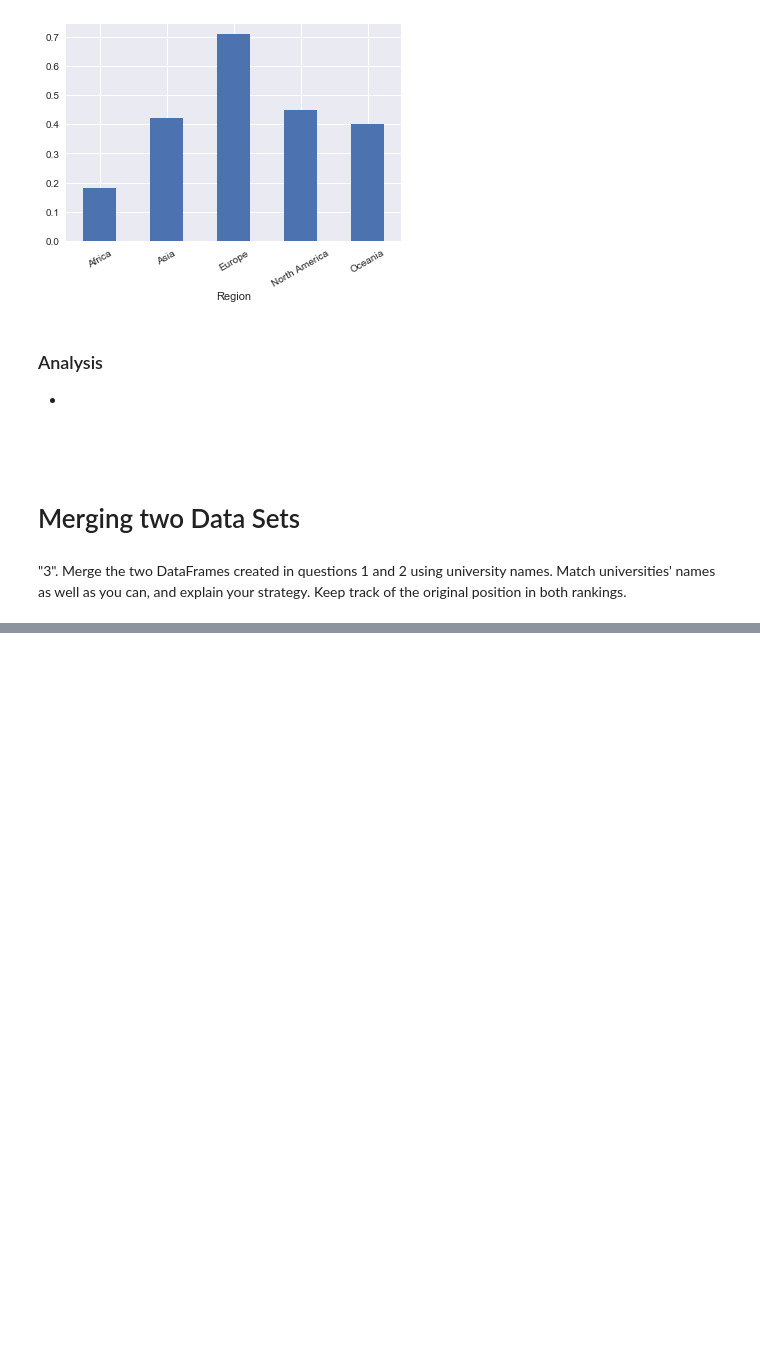
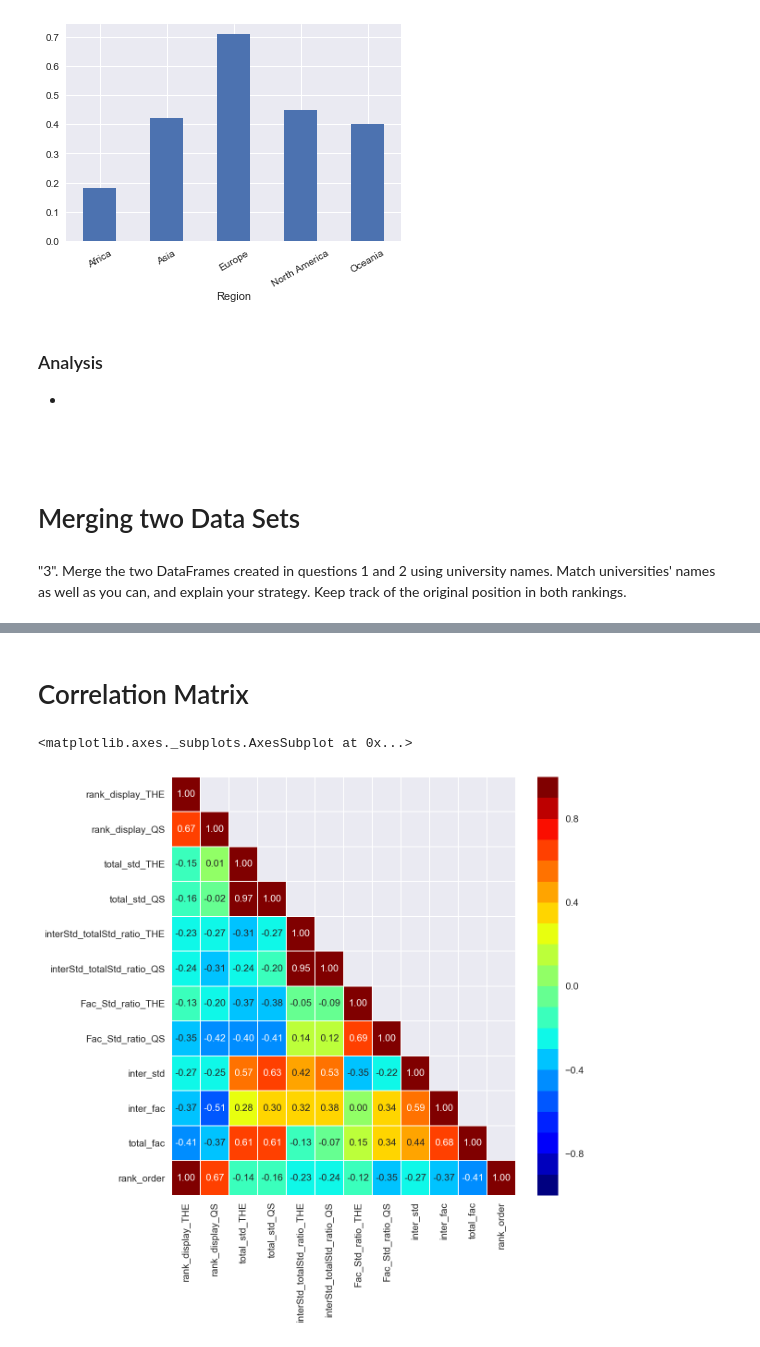
Before and after one commit to m-yaghini/ada17, a Jupyter notebook: homework2/Homework 2 - M.Y..ipynb, the cells around one changed output, grey strips where cells are left out. Saved outputs shown, nothing was run; the diff lists cells and outputs as text; code cells hidden in the pictures; blank space fills up the shorter version.

Commit message:
Added Question 4 + Visualization

```diff
--- a/homework2/Homework 2 - M.Y..ipynb
+++ b/homework2/Homework 2 - M.Y..ipynb
@@ -748,0 +747,36 @@ pd.set_option('display.max_columns', 50)
+# %% [markdown]
+# Correlation Matrix
+# %%
+import seaborn as sns
+from matplotlib import cm as cm
+
+
+# Clean-up for dataframe before calculating the correlation matrix
+DF_merged_ = DF_merged.reset_index(drop=True).drop(['index_THE', 'index_QS'], axis=1) # drop indices
+DF_merged_['rank_display_THE'] = DF_merged_['rank_display_THE']\
+                                    .apply(lambda x: int(x.replace('=', ''))) # replace '=' signs, and convert to int
+DF_merged_['rank_display_QS'] = DF_merged_['rank_display_QS']\
+                                    .apply(lambda x: int(x.replace('=', '')))
+DF_merged_['rank_order'] = DF_merged_['rank_order']\
+                                    .apply(lambda x: int(x))
+
+# Calculate the correlation matrix
+corr = DF_merged_.corr()
+corr = corr.where(np.tril(np.ones(corr.shape)).astype(np.bool))
+# corr = corr.where(np.tril(np.ones(corr.shape) - np.eye(corr.shape[0])).astype(np.bool))
+
+
+labels = corr.columns.tolist()
+corr_val = corr.values
+cmap = cm.get_cmap('jet', 20)
+
+# plot the heatmap
+fig = plt.figure(figsize=(8, 8), dpi= 150)
+
+sns.heatmap(corr_val, xticklabels=labels, yticklabels=labels,
+            annot=True, fmt=".2f", linewidths=0.5,
+            cmap=cmap, center=0,
+            vmin=-1, vmax=1)
+# %% [output]
+<matplotlib.axes._subplots.AxesSubplot at 0x...>
+[figure, added]
```
Also changed, not shown: parts of 1 cell of this notebook.
